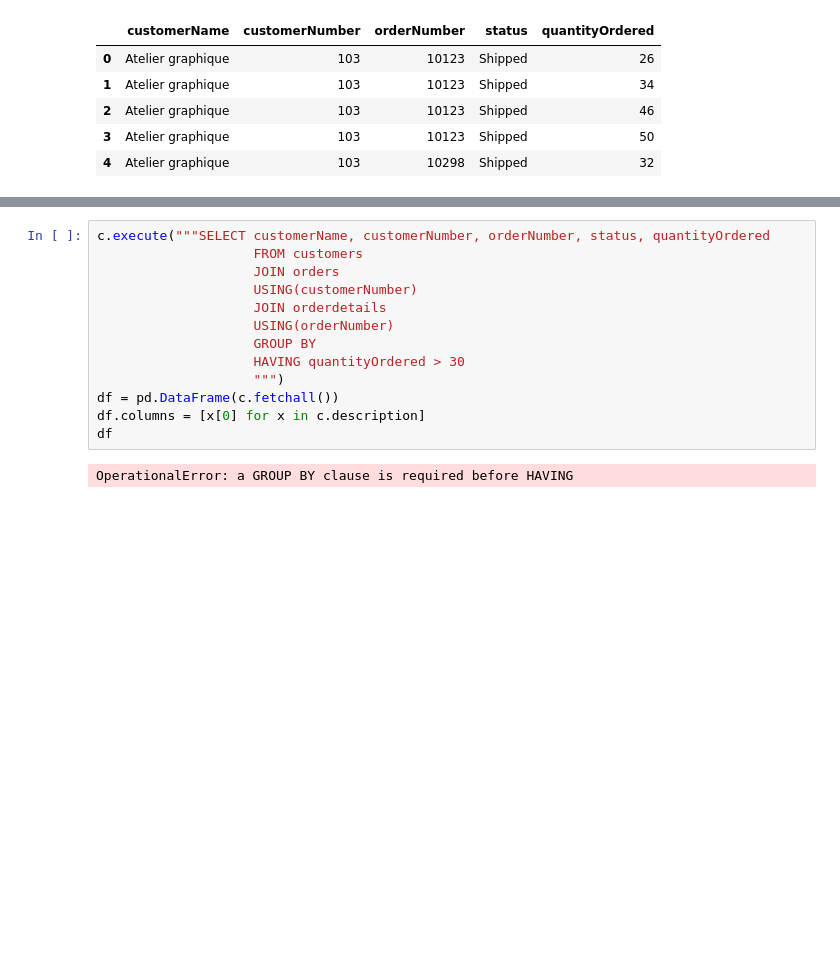
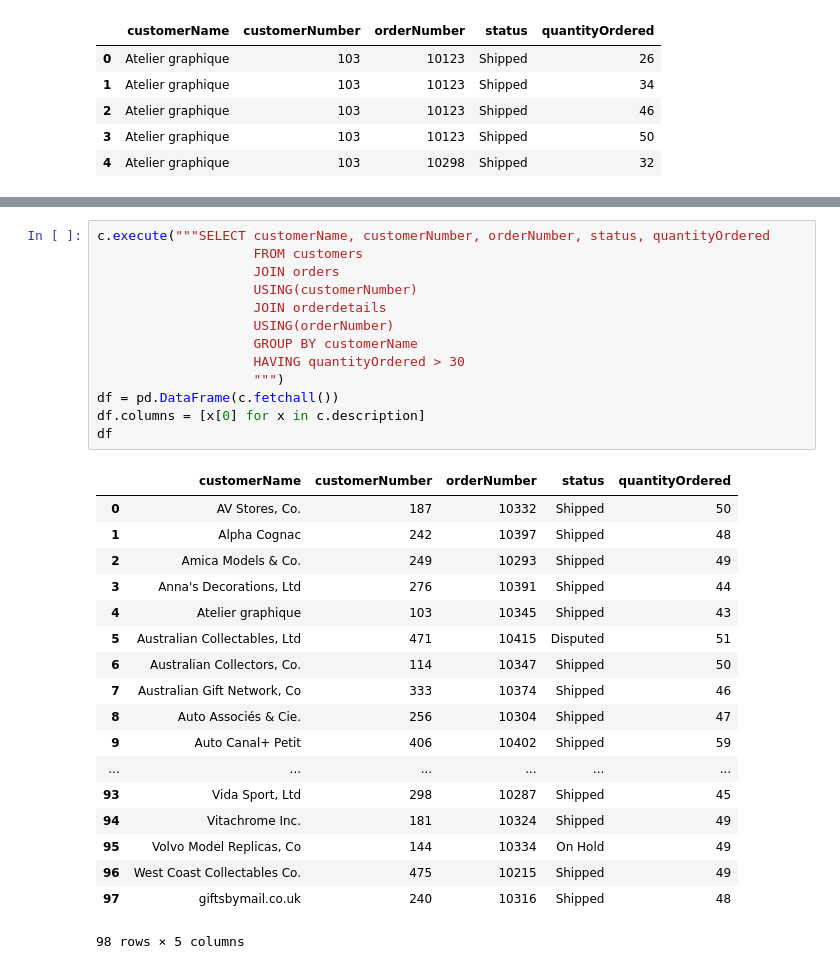
Before and after one commit to robblatt/dsc-more-practice-with-sql-queries-lab-nyc-ds-career-042219, a Jupyter notebook: index.ipynb, the cells around one changed output, grey strips where cells are left out. Drawn from its saved outputs; the diff is of its cells as text; blank space fills up the shorter version.

```diff
--- a/index.ipynb
+++ b/index.ipynb
@@ -131,18 +131,35 @@ Now, repeat the last query, but only get orders from customers that have a quant
 # %%
 c.execute("""SELECT customerName, customerNumber, orderNumber, status, quantityOrdered
                     FROM customers
                     JOIN orders
                     USING(customerNumber)
                     JOIN orderdetails
                     USING(orderNumber)
-                    GROUP BY
+                    GROUP BY customerName
                     HAVING quantityOrdered > 30
                     """)
 df = pd.DataFrame(c.fetchall())
 df.columns = [x[0] for x in c.description]
 df
 # %% [output]
+|  | customerName | customerNumber | orderNumber | status | quantityOrdered |
+| 0 | AV Stores, Co. | 187 | 10332 | Shipped | 50 |
+| 1 | Alpha Cognac | 242 | 10397 | Shipped | 48 |
+| 2 | Amica Models & Co. | 249 | 10293 | Shipped | 49 |
+| 3 | Anna's Decorations, Ltd | 276 | 10391 | Shipped | 44 |
+| 4 | Atelier graphique | 103 | 10345 | Shipped | 43 |
+| 5 | Australian Collectables, Ltd | 471 | 10415 | Disputed | 51 |
+| 6 | Australian Collectors, Co. | 114 | 10347 | Shipped | 50 |
+| 7 | Australian Gift Network, Co | 333 | 10374 | Shipped | 46 |
+| 8 | Auto Associés & Cie. | 256 | 10304 | Shipped | 47 |
+| 9 | Auto Canal+ Petit | 406 | 10402 | Shipped | 59 |
+| ... | ... | ... | ... | ... | ... |
+| 93 | Vida Sport, Ltd | 298 | 10287 | Shipped | 45 |
+| 94 | Vitachrome Inc. | 181 | 10324 | Shipped | 49 |
+| 95 | Volvo Model Replicas, Co | 144 | 10334 | On Hold | 49 |
+| 96 | West Coast Collectables Co. | 475 | 10215 | Shipped | 49 |
+| 97 | giftsbymail.co.uk | 240 | 10316 | Shipped | 48 |
-OperationalError: a GROUP BY clause is required before HAVING
+98 rows × 5 columns
 # %% [markdown]
 #### Expected Output
 
```
